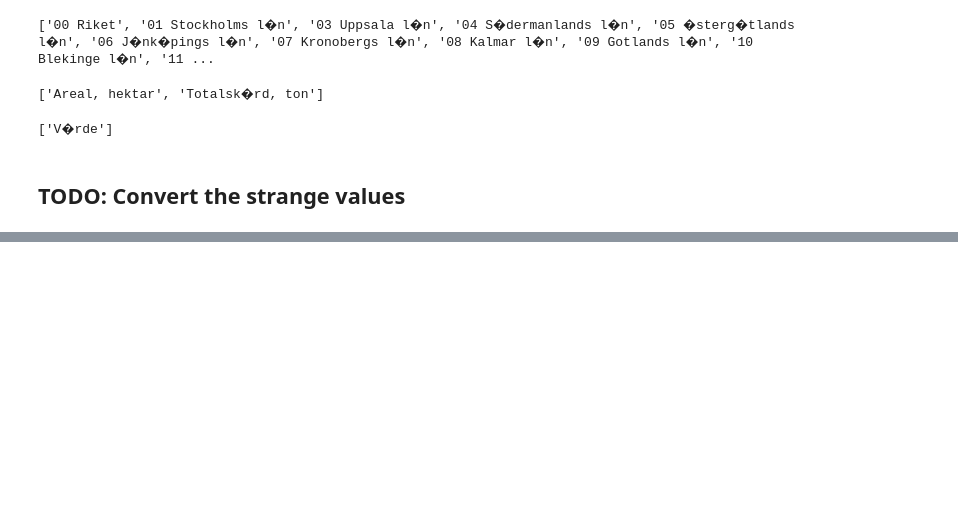
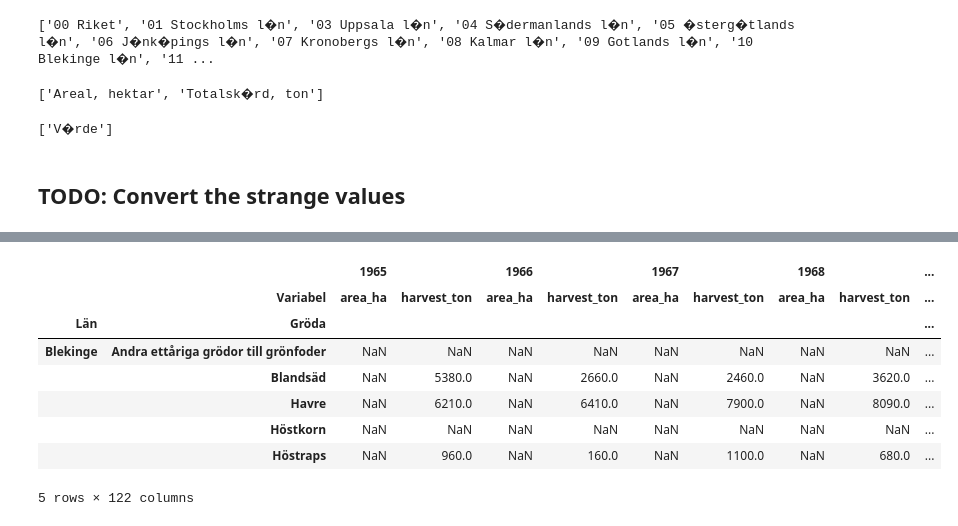
Before and after one commit to karlrydberg-stack/crop_analytics_de25, a Jupyter notebook: explorations/eda.ipynb, the cells around one changed output, grey strips where cells are left out. Cells and saved outputs as stored; diff of their text form; code cells hidden in the pictures; blank space fills up the shorter version.

```diff
--- a/explorations/eda.ipynb
+++ b/explorations/eda.ipynb
@@ -89,0 +195,2 @@ print(unique_records)
+# %%
+df["Variabel"] = df["Variabel"].replace({"Totalsk�rd, ton": "Totalskörd, ton"})
@@ -89,0 +211,17 @@ print(unique_records)
+# %%
+df.columns = ["Län", "Gröda", "Variabel"] + list(df.columns[3:])
+df["Variabel"] = df["Variabel"].str.startswith("Areal").map({True: "area_ha", False: "harvest_ton"})
+
+tidy = df.pivot(index=["Län", "Gröda"], columns="Variabel")
+
+tidy.head()
+# %% [output]
+|  |  | 1965 |  | 1966 |  | 1967 |  | 1968 |  | ... |
+|  | Variabel | area_ha | harvest_ton | area_ha | harvest_ton | area_ha | harvest_ton | area_ha | harvest_ton | ... |
+| Län | Gröda |  |  |  |  |  |  |  |  | ... |
+| Blekinge | Andra ettåriga grödor till grönfoder | NaN | NaN | NaN | NaN | NaN | NaN | NaN | NaN | ... |
+|  | Blandsäd | NaN | 5380.0 | NaN | 2660.0 | NaN | 2460.0 | NaN | 3620.0 | ... |
+|  | Havre | NaN | 6210.0 | NaN | 6410.0 | NaN | 7900.0 | NaN | 8090.0 | ... |
+|  | Höstkorn | NaN | NaN | NaN | NaN | NaN | NaN | NaN | NaN | ... |
+|  | Höstraps | NaN | 960.0 | NaN | 160.0 | NaN | 1100.0 | NaN | 680.0 | ... |
+5 rows × 122 columns
```
Also changed, not shown: parts of 14 cells of this notebook, 2 other files.
